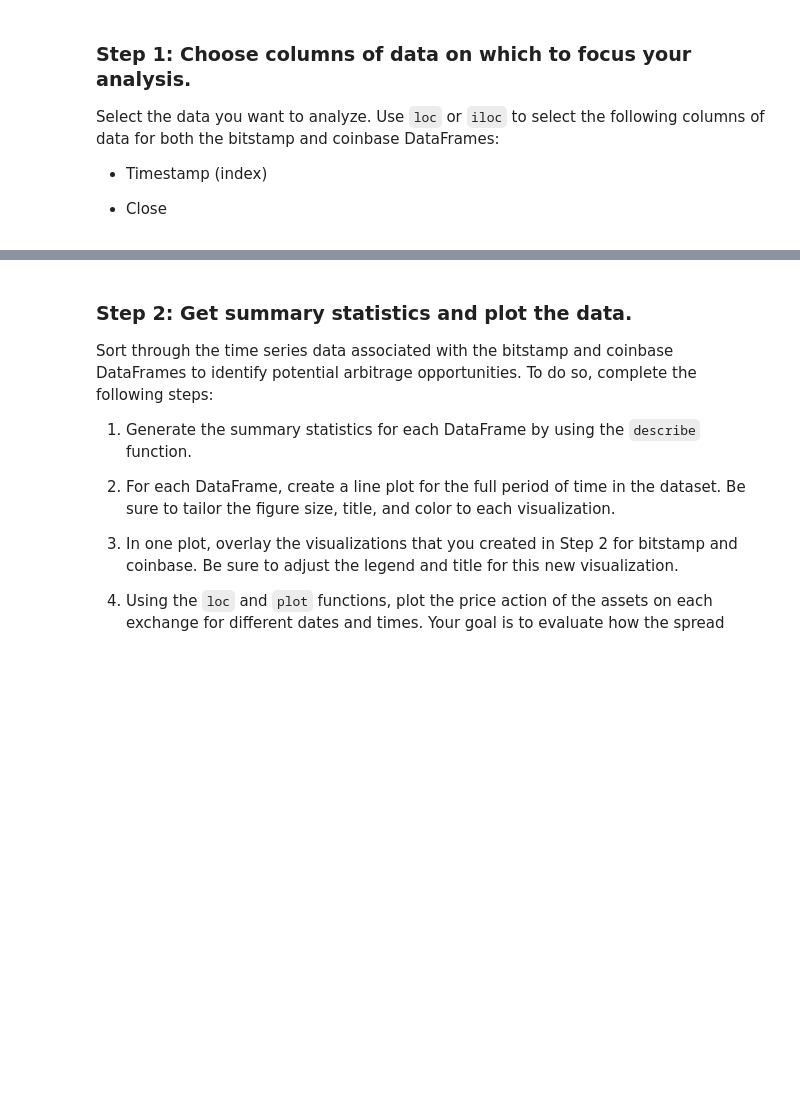
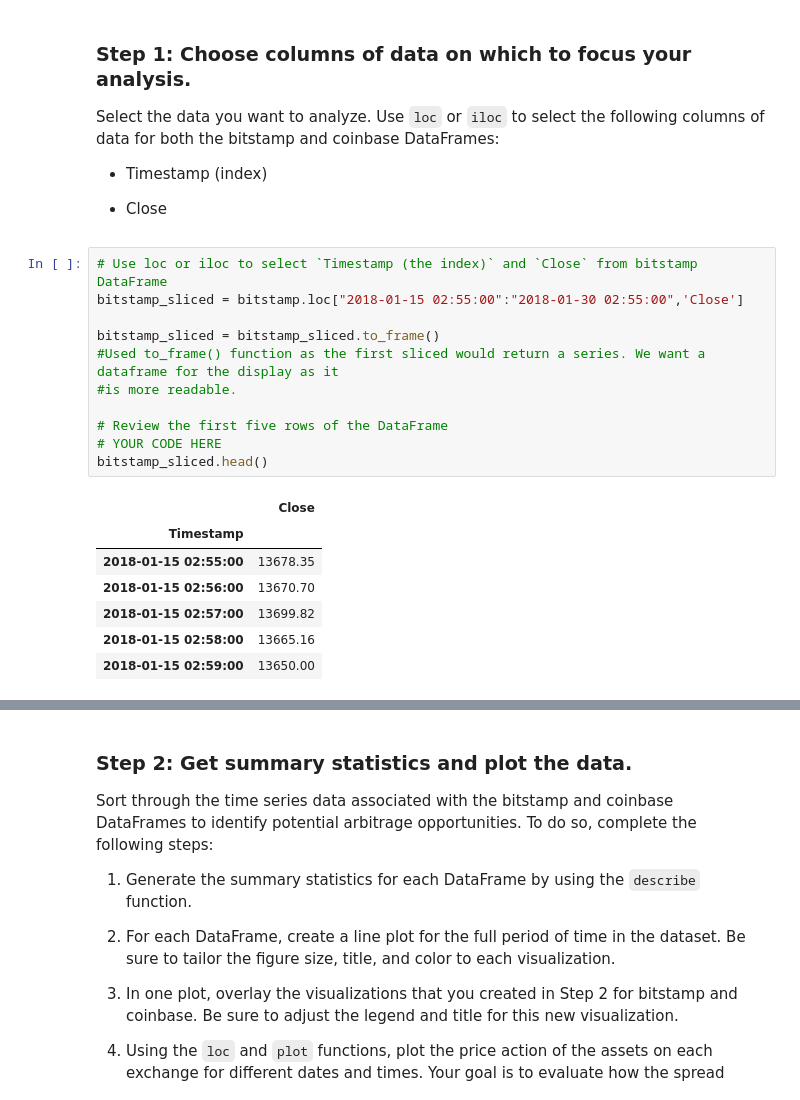
Before and after one commit to greg-krulin/Challenge3, a Jupyter notebook: crypto_arbitrage.ipynb, the cells around one changed output, grey strips where cells are left out. Drawn from its saved outputs; the diff is of its cells as text; blank space fills up the shorter version.

```diff
--- a/crypto_arbitrage.ipynb
+++ b/crypto_arbitrage.ipynb
@@ -159,4 +160,23 @@ Select the data you want to analyze. Use `loc` or `iloc` to select the following
 * Timestamp (index)
 
 * Close
+# %%
+# Use loc or iloc to select `Timestamp (the index)` and `Close` from bitstamp DataFrame
+bitstamp_sliced = bitstamp.loc["2018-01-15 02:55:00":"2018-01-30 02:55:00",'Close']
+
+bitstamp_sliced = bitstamp_sliced.to_frame()
+#Used to_frame() function as the first sliced would return a series. We want a dataframe for the display as it
+#is more readable.
+
+# Review the first five rows of the DataFrame
+# YOUR CODE HERE
+bitstamp_sliced.head()
+# %% [output]
+|  | Close |
+| Timestamp |  |
+| 2018-01-15 02:55:00 | 13678.35 |
+| 2018-01-15 02:56:00 | 13670.70 |
+| 2018-01-15 02:57:00 | 13699.82 |
+| 2018-01-15 02:58:00 | 13665.16 |
+| 2018-01-15 02:59:00 | 13650.00 |
 # %%
```
Also changed, not shown: parts of 12 cells of this notebook.
